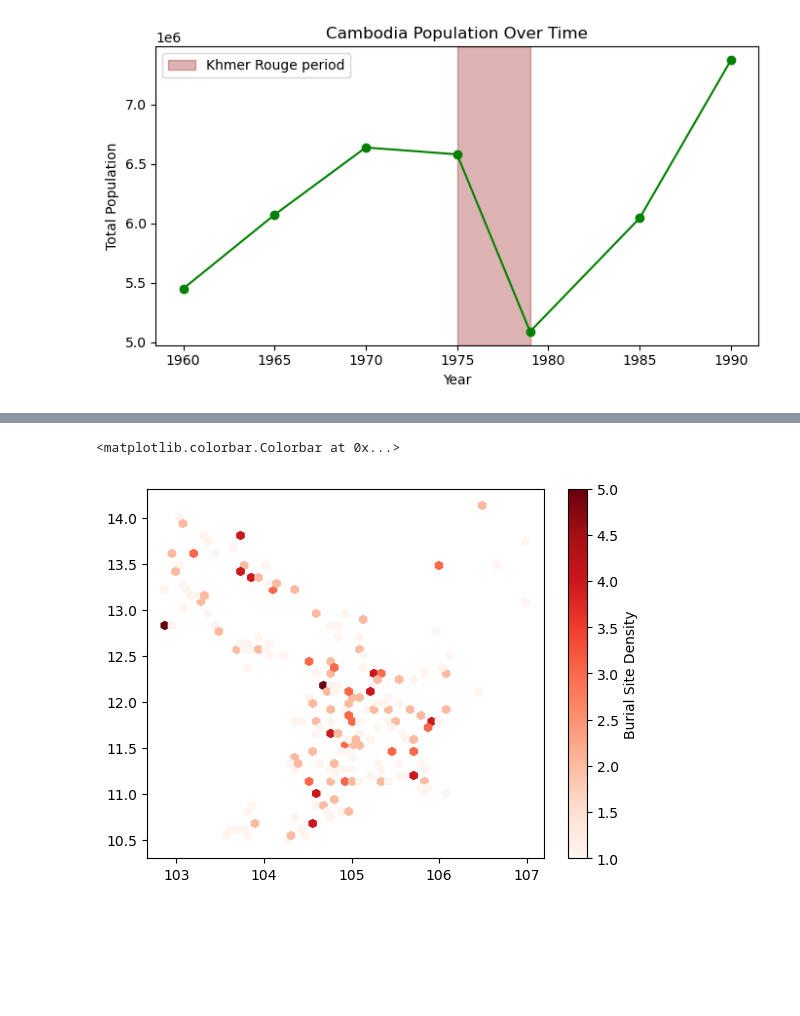
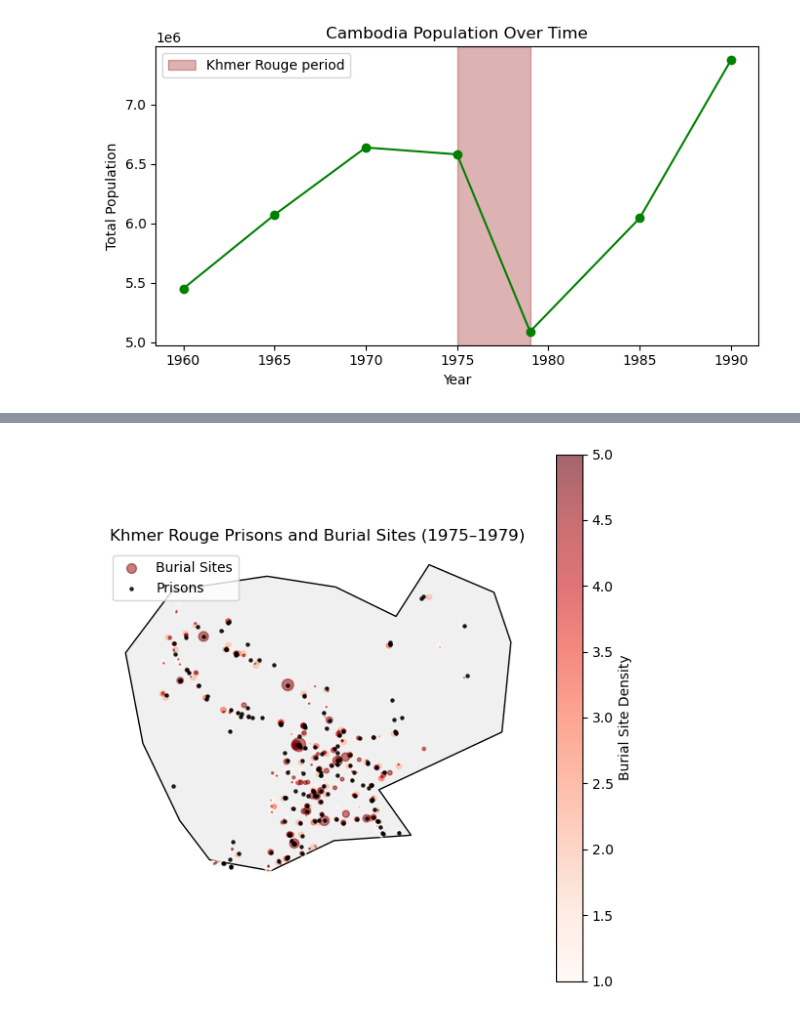
Before and after one commit to danieldo-tech/EEP153.jb.Project1, a Jupyter notebook: project1.ipynb, the cells around one changed output, grey strips where cells are left out. Cells and saved outputs as stored; diff of their text form; code cells hidden in the pictures; blank space fills up the shorter version.

```diff
--- a/project1.ipynb
+++ b/project1.ipynb
@@ -520,9 +345,43 @@ plt.show()
-# %%
-xx = burials.geometry.x
-y = burials.geometry.y
-
-plt.hexbin(x, y, gridsize=50, cmap="Reds", mincnt=1)
-plt.colorbar(label="Burial Site Density")
-# %% [output]
-<matplotlib.colorbar.Colorbar at 0x...>
-[figure, removed]
+# %%
+fig, ax = plt.subplots(figsize=(7,7))
+
+# base map
+cambodia.plot(ax=ax, color="#f0f0f0", edgecolor="black")
+
+# coordinates
+x = burials.geometry.x
+y = burials.geometry.y
+
+# density layer (IMPORTANT: pass ax=ax)
+hb = ax.hexbin(
+    x, y,
+    gridsize=60,
+    cmap="Reds",
+    alpha=0.6,
+    mincnt=1
+)
+
+# points
+burials.plot(
+    ax=ax,
+    color="darkred",
+    markersize=burials["BODIES"].clip(lower=1) / 700,
+    alpha=0.5,
+    label="Burial Sites"
+)
+
+prisons.plot(
+    ax=ax,
+    color="black",
+    markersize=5,
+    alpha=0.8,
+    label="Prisons"
+)
+
+ax.set_title("Khmer Rouge Prisons and Burial Sites (1975–1979)")
+ax.axis("off")
+plt.colorbar(hb, ax=ax, label="Burial Site Density")
+plt.legend()
+plt.show()
+# %% [output]
+[figure, added]
```
Also changed, not shown: parts of 13 cells of this notebook.
